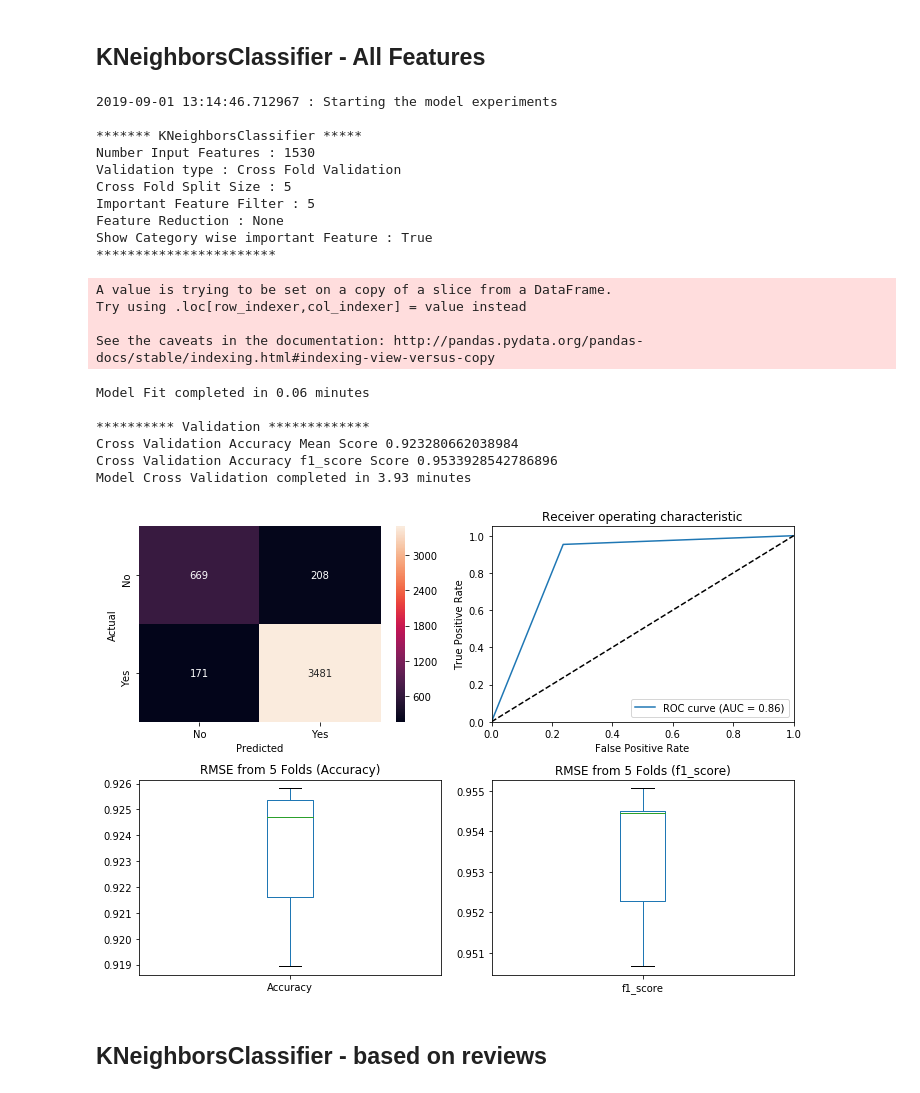
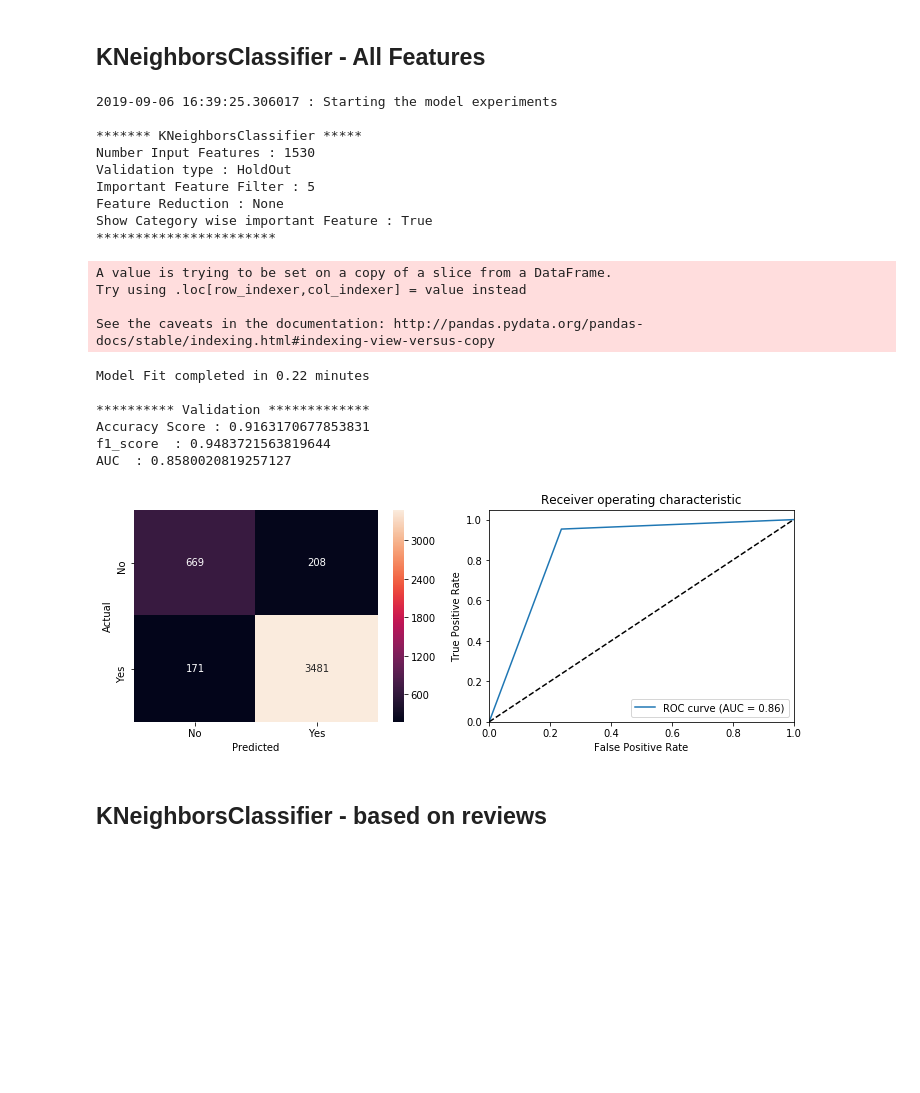
Before and after one commit to balag752/Ecommerce-clothing-recommendation-prediction, a Jupyter notebook: src/ModelBuilding-2gram.ipynb, the cells around one changed output. Drawn from its saved outputs; the diff is of its cells as text; code cells hidden in the pictures; blank space fills up the shorter version.

```diff
--- a/src/ModelBuilding-2gram.ipynb
+++ b/src/ModelBuilding-2gram.ipynb
@@ -562,29 +564,28 @@ Model Cross Validation completed in 9.94 minutes
 # %%
 model = KNeighborsClassifier(n_neighbors=3)
 param_grid={}#{'n_neighbors':[3,6,12]}
-model_experiment(model=model,param_grid=param_grid,df=df, InputFeaturecols=InputFeature,OutputFeaturecols=OutputFeature, nfolds=[2,5], ImpFtrShow=5, Reviewonly=False)
+model_experiment(model=model,param_grid=param_grid,df=df, InputFeaturecols=InputFeature,OutputFeaturecols=OutputFeature, nfolds=[2,0], ImpFtrShow=5, Reviewonly=False)
 # %% [output]
-2019-09-01 13:14:46.712967 : Starting the model experiments
+2019-09-06 16:39:25.306017 : Starting the model experiments
 
 ******* KNeighborsClassifier *****
 Number Input Features : 1530
-Validation type : Cross Fold Validation
-Cross Fold Split Size : 5
+Validation type : HoldOut
 Important Feature Filter : 5
 Feature Reduction : None
 Show Category wise important Feature : True
 ***********************
 A value is trying to be set on a copy of a slice from a DataFrame.
 Try using .loc[row_indexer,col_indexer] = value instead
 
 See the caveats in the documentation: http://pandas.pydata.org/pandas-docs/stable/indexing.html#indexing-view-versus-copy
-Model Fit completed in 0.06 minutes
+Model Fit completed in 0.22 minutes
 
 ********** Validation *************
-Cross Validation Accuracy Mean Score 0.923280662038984
-Cross Validation Accuracy f1_score Score 0.9533928542786896
-Model Cross Validation completed in 3.93 minutes
+Accuracy Score : 0.9163170677853831
+f1_score  : 0.9483721563819644
+AUC  : 0.8580020819257127
-[figure, old version]
+[figure, new version]
 # %% [markdown]
 ## KNeighborsClassifier - based on reviews
 # %%
```
Also changed, not shown: parts of 13 cells of this notebook, 2 other files.
